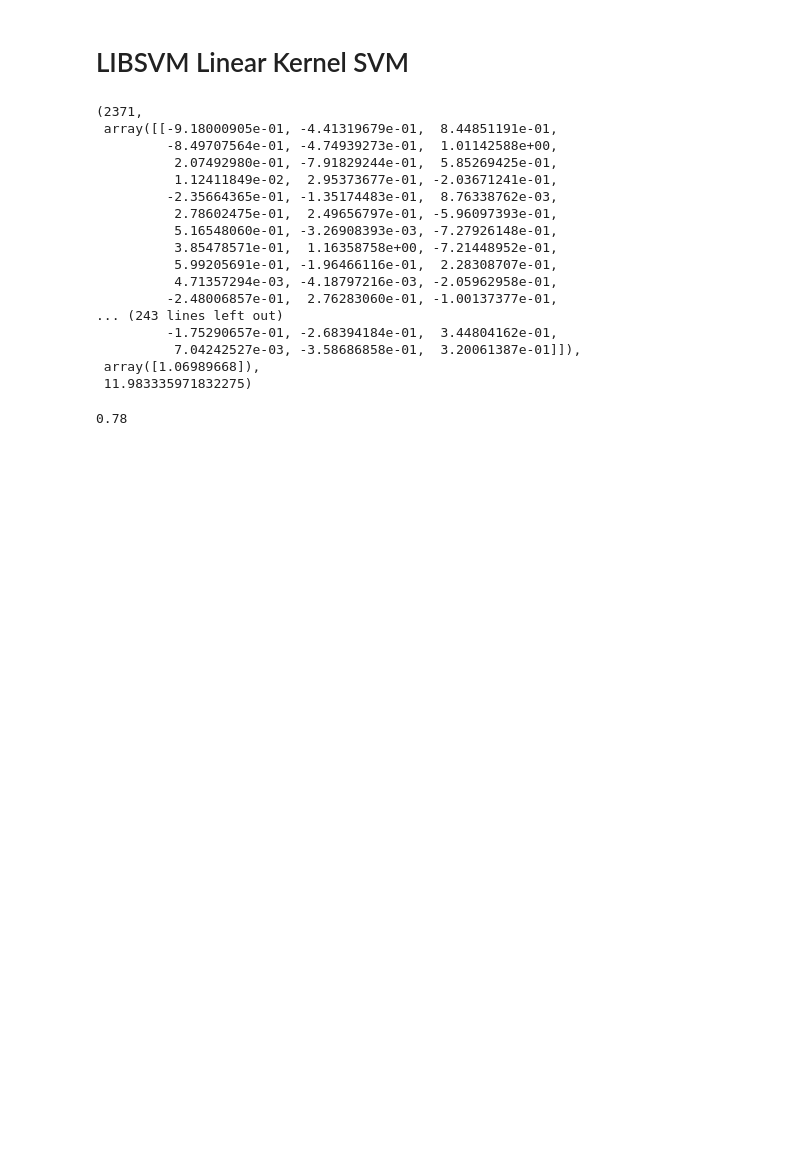
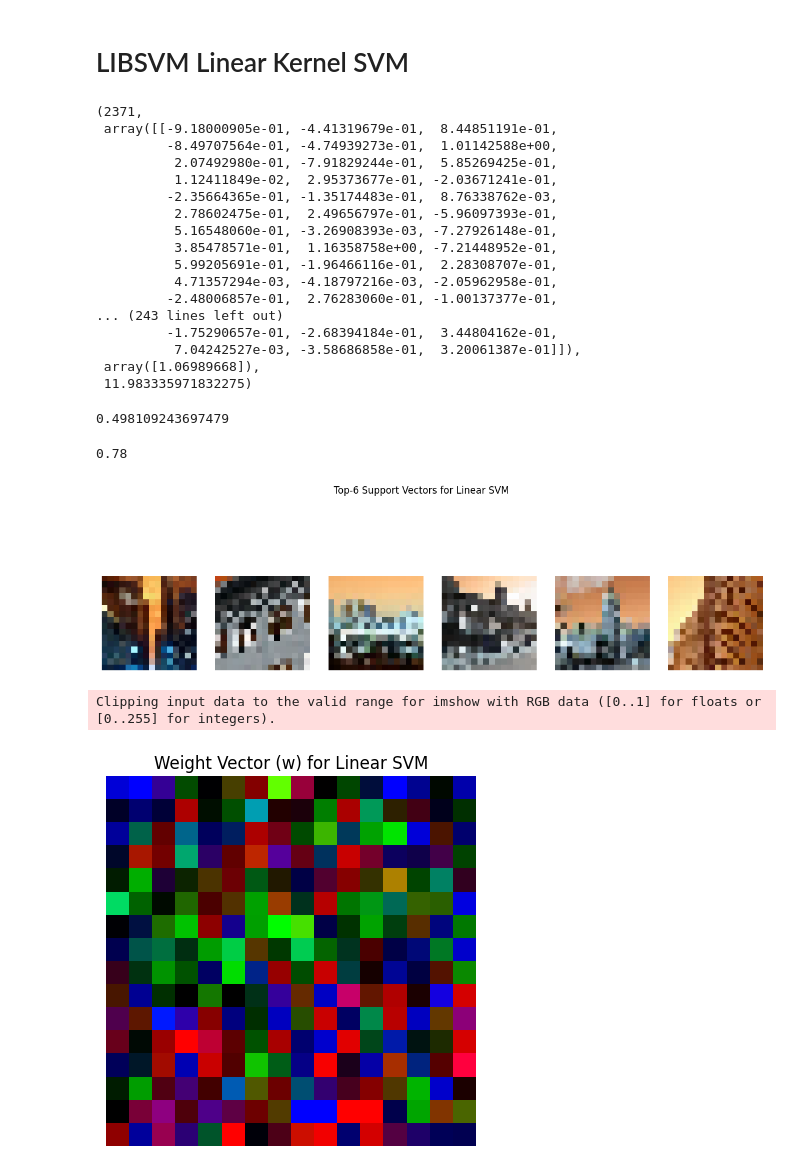
Before and after one commit to hbot07/Machine_Learning_COL774_Assignments, a Jupyter notebook: Assignment 2/q2/Image Classification.ipynb, the cells around one changed output. Saved outputs shown, nothing was run; the diff lists cells and outputs as text; code cells hidden in the pictures; blank space fills up the shorter version.

```diff
--- a/Assignment 2/q2/Image Classification.ipynb
+++ b/Assignment 2/q2/Image Classification.ipynb
@@ -209,6 +209,10 @@ linear_nSV, linear_w, linear_b, linear_train_time
           7.04242527e-03, -3.58686858e-01,  3.20061387e-01]]),
  array([1.06989668]),
  11.983335971832275)
+# %%
+linear_nSV/len(X_train)
+# %% [output]
+0.498109243697479
 # %%
 # Calculating validation accuracy for linear SVM
 linear_val_accuracy = linear_svm.score(X_val, y_val)
@@ -216,3 +220,35 @@ linear_val_accuracy = linear_svm.score(X_val, y_val)
 linear_val_accuracy
 # %% [output]
 0.78
+# %%
+import matplotlib.pyplot as plt
+
+def plot_support_vectors(svm, X_train, title):
+    """Plot the support vectors corresponding to the top-6 coefficients."""
+    support_indices = np.argsort(np.abs(svm.dual_coef_))[:, -6:]
+    support_images = X_train[support_indices].reshape(-1, 16, 16, 3)
+
+    fig, axes = plt.subplots(1, 6, figsize=(15, 5))
+    for ax, img in zip(axes, support_images):
+        ax.imshow(img)
+        ax.axis('off')
+    plt.suptitle(title)
+
+# Plotting top-6 support vectors for linear SVM
+plot_support_vectors(linear_svm, X_train, "Top-6 Support Vectors for Linear SVM")
+plt.savefig("top_6_support_vectors_linear libsvm linear.png")
+plt.show()
+
+# Plotting top-6 support vectors for RBF SVM
+# plot_support_vectors(rbf_svm, X_train, "Top-6 Support Vectors for Gaussian (RBF) SVM")
+
+# Reshaping and plotting the weight vector w for the linear SVM
+plt.imshow(linear_w.reshape(16, 16, 3))
+plt.title("Weight Vector (w) for Linear SVM")
+plt.axis('off')
+plt.savefig("weight_vector_linear libsvm linear.png")
+plt.show()
+# %% [output]
+[figure, added]
+Clipping input data to the valid range for imshow with RGB data ([0..1] for floats or [0..255] for integers).
+[figure, added]
```
Also changed, not shown: parts of 1 cell of this notebook, 3 other files.
